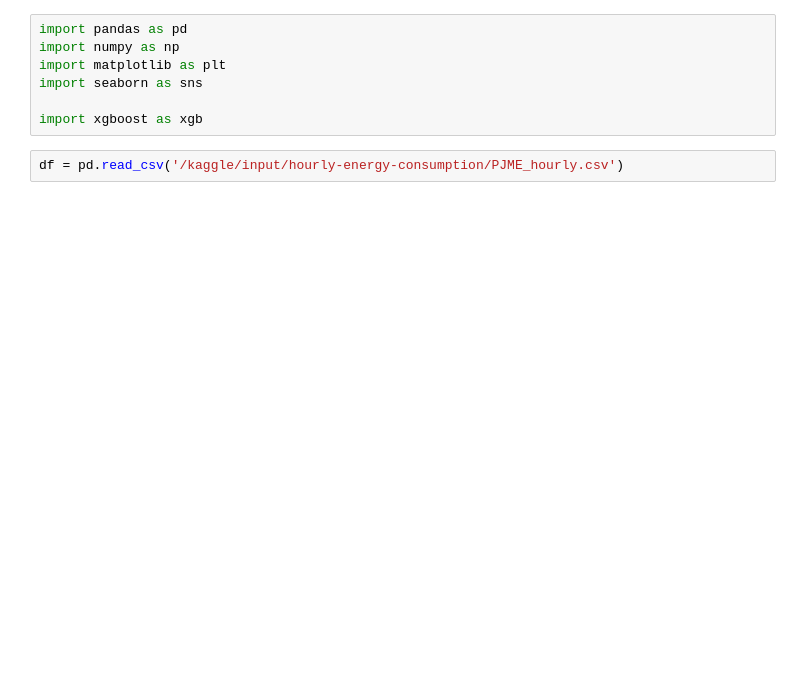
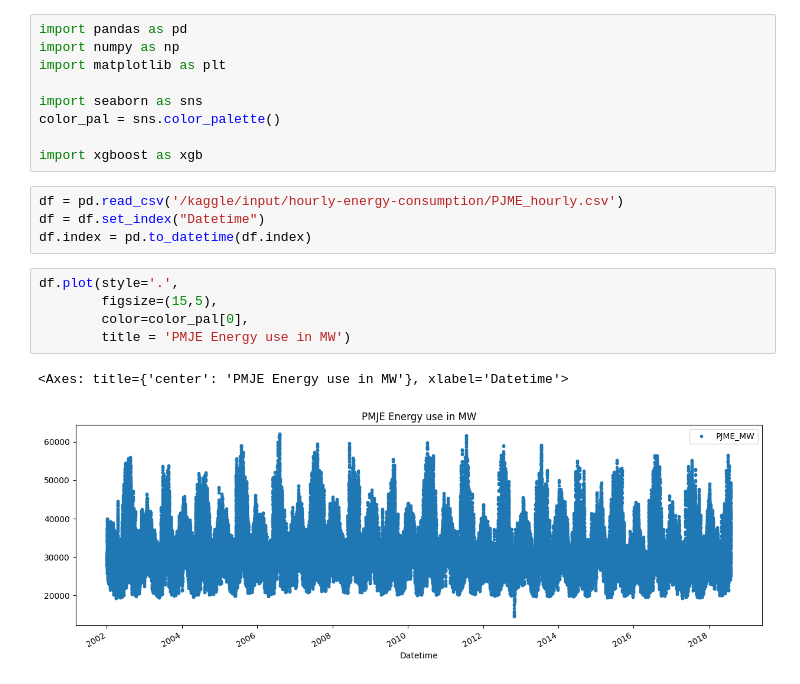
Before and after one commit to bardan-dhakal/ML-PowerCast, a Jupyter notebook: energy-consumption-forecasting.ipynb, the cells around one changed output. Drawn from its saved outputs; the diff is of its cells as text; blank space fills up the shorter version.

Commit message:
Visualize and setup data

```diff
--- a/energy-consumption-forecasting.ipynb
+++ b/energy-consumption-forecasting.ipynb
@@ -2,8 +2,20 @@
 import pandas as pd
 import numpy as np
 import matplotlib as plt
+
 import seaborn as sns
+color_pal = sns.color_palette()
 
 import xgboost as xgb
 # %%
 df = pd.read_csv('/kaggle/input/hourly-energy-consumption/PJME_hourly.csv')
+df = df.set_index("Datetime")
+df.index = pd.to_datetime(df.index)
+# %%
+df.plot(style='.',
+        figsize=(15,5),
+        color=color_pal[0],
+        title = 'PMJE Energy use in MW')
+# %% [output]
+<Axes: title={'center': 'PMJE Energy use in MW'}, xlabel='Datetime'>
+[figure, added]
```
